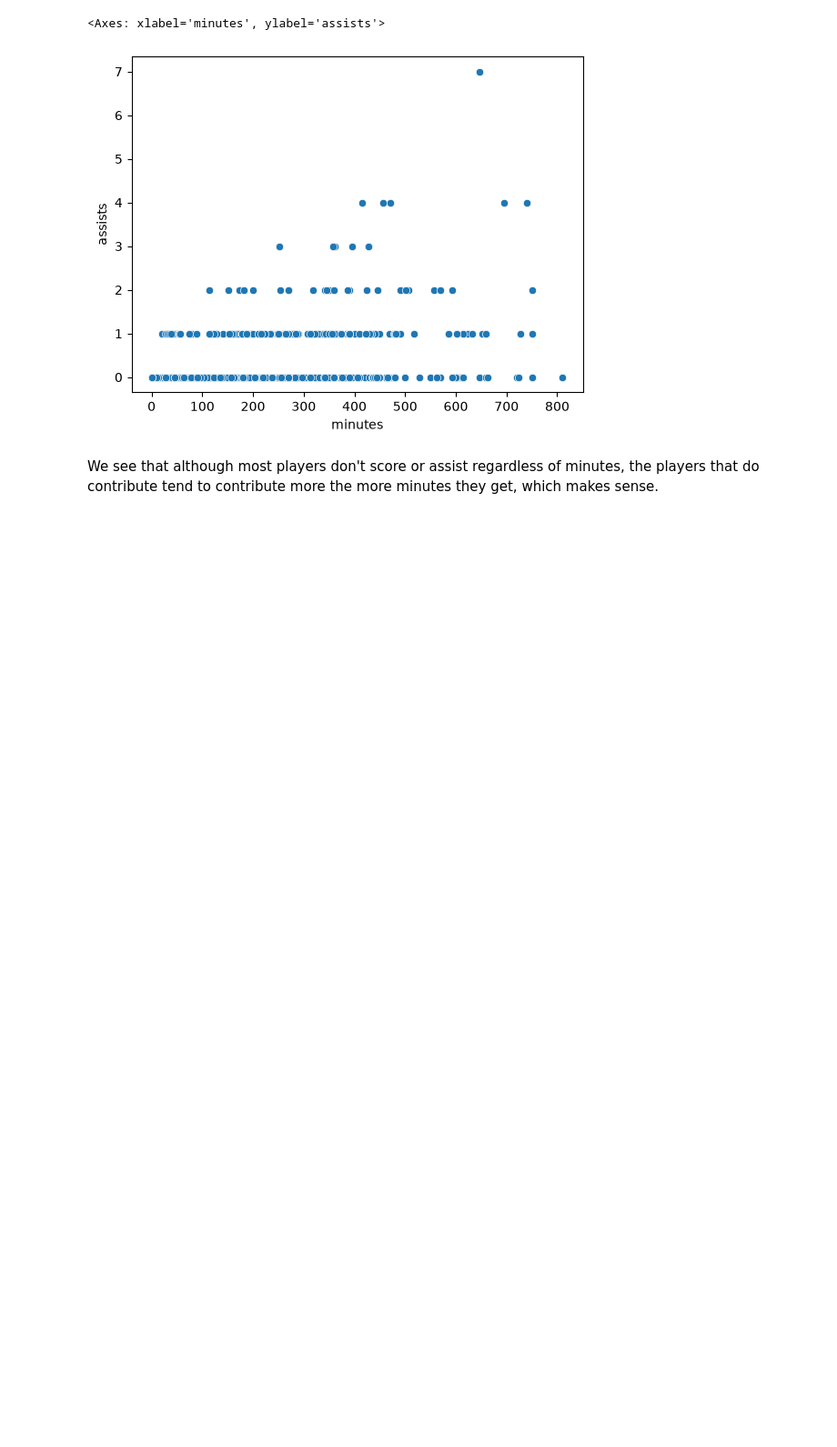
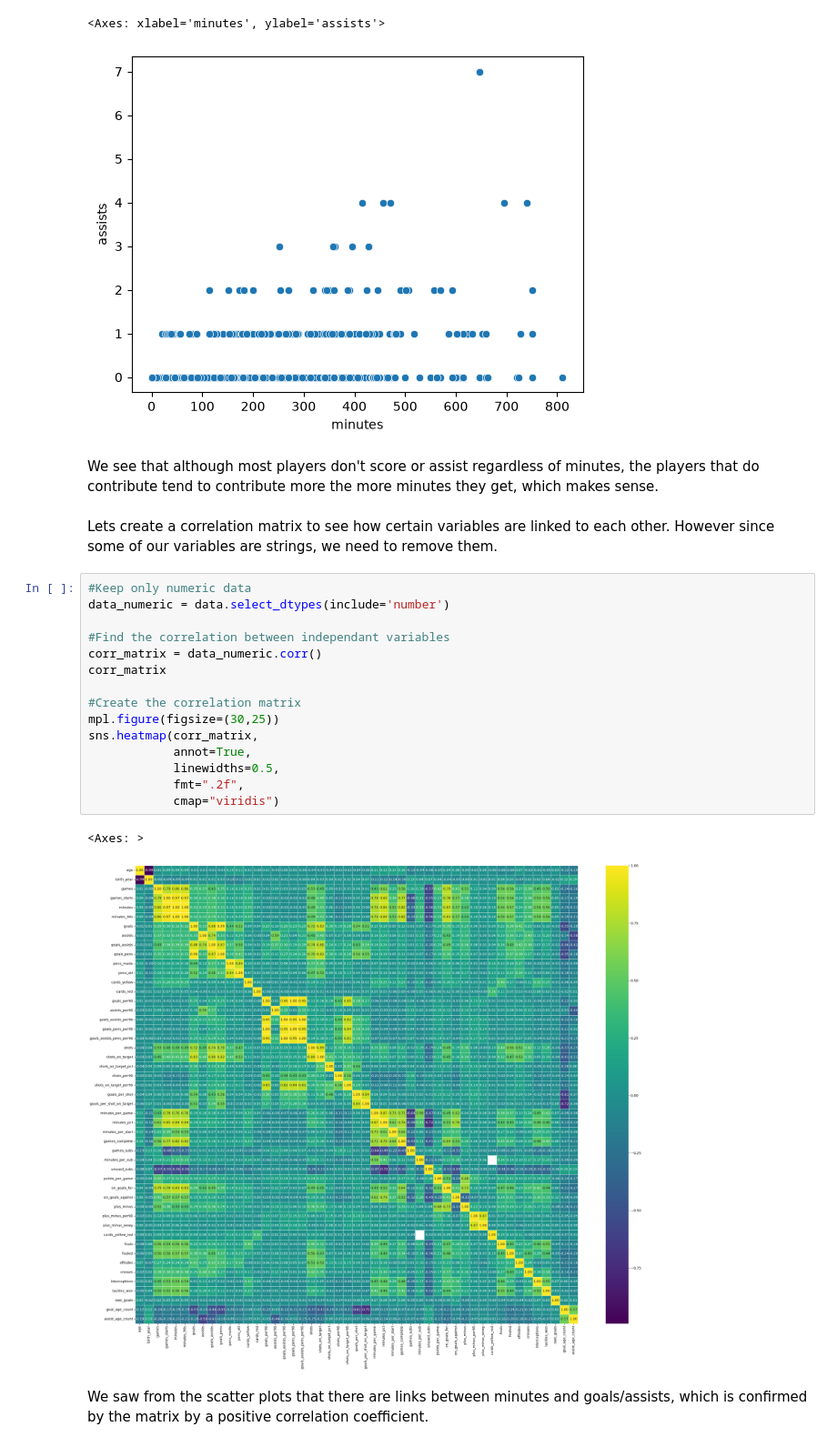
Before and after one commit to kacprinho/world-cup-EDA, a Jupyter notebook: notebooks/player-EDA.ipynb, the cells around one changed output. Shown at 91% size. Cells and saved outputs as stored; diff of their text form; blank space fills up the shorter version.

Commit message:
Add correlation matrix on adjusted dataframe

```diff
--- a/notebooks/player-EDA.ipynb
+++ b/notebooks/player-EDA.ipynb
@@ -232,3 +232,25 @@ sns.scatterplot(data=data,
 [figure]
 # %% [markdown]
 We see that although most players don't score or assist regardless of minutes, the players that do contribute tend to contribute more the more minutes they get, which makes sense.
+# %% [markdown]
+Lets create a correlation matrix to see how certain variables are linked to each other. However since some of our variables are strings, we need to remove them.
+# %%
+#Keep only numeric data
+data_numeric = data.select_dtypes(include='number')
+
+#Find the correlation between independant variables
+corr_matrix = data_numeric.corr()
+corr_matrix
+
+#Create the correlation matrix
+mpl.figure(figsize=(30,25))
+sns.heatmap(corr_matrix,
+            annot=True,
+            linewidths=0.5,
+            fmt=".2f",
+            cmap="viridis")
+# %% [output]
+<Axes: >
+[figure, added]
+# %% [markdown]
+We saw from the scatter plots that there are links between minutes and goals/assists, which is confirmed by the matrix by a positive correlation coefficient.
```
